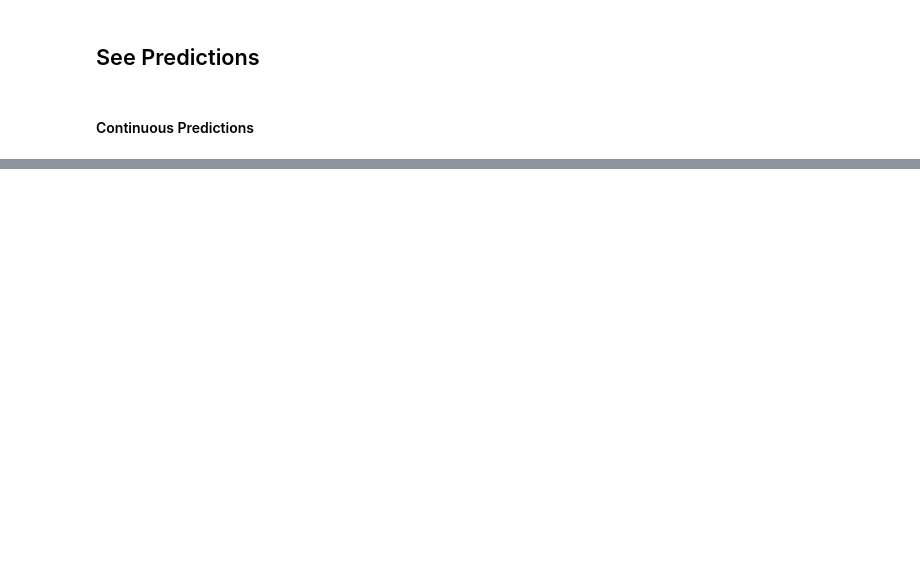
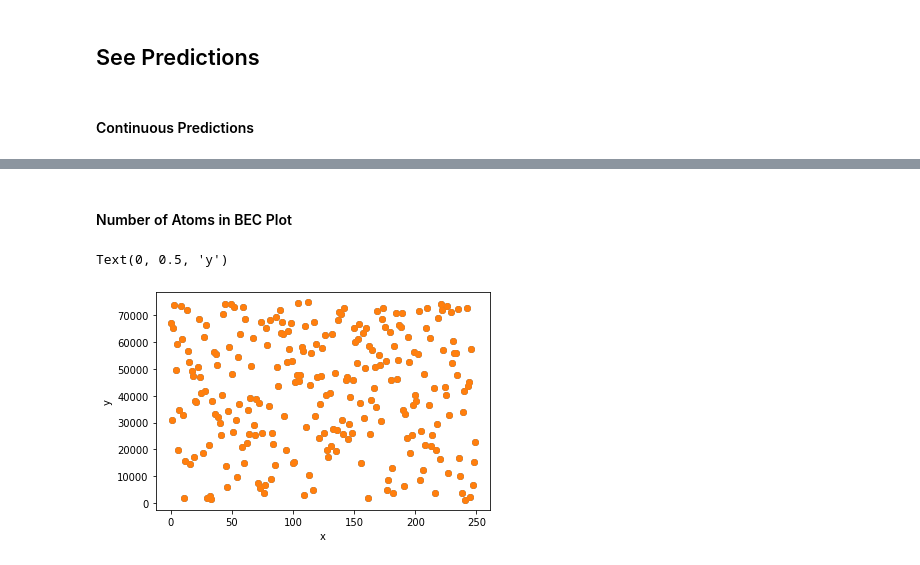
Before and after one commit to alec-gironda/Bose-Einstein-Condensate-NN, a Jupyter notebook: BEC_ThermalCloud_NN.ipynb, the cells around one changed output, grey strips where cells are left out. Cells and saved outputs as stored; diff of their text form; code cells hidden in the pictures; blank space fills up the shorter version.

```diff
--- a/BEC_ThermalCloud_NN.ipynb
+++ b/BEC_ThermalCloud_NN.ipynb
@@ -205,0 +282,10 @@ plt.ylabel("y")
+# %% [markdown]
+#### Number of Atoms in BEC Plot
+# %%
+plt.scatter(np.arange(len(BEC_atoms_predictions)),BEC_atoms_predictions)
+plt.scatter(np.arange(len(BEC_atoms_test)),BEC_atoms_test)
+plt.xlabel("x")
+plt.ylabel("y")
+# %% [output]
+Text(0, 0.5, 'y')
+[figure, added]
```
Also changed, not shown: parts of 18 cells of this notebook, 4 other files.
